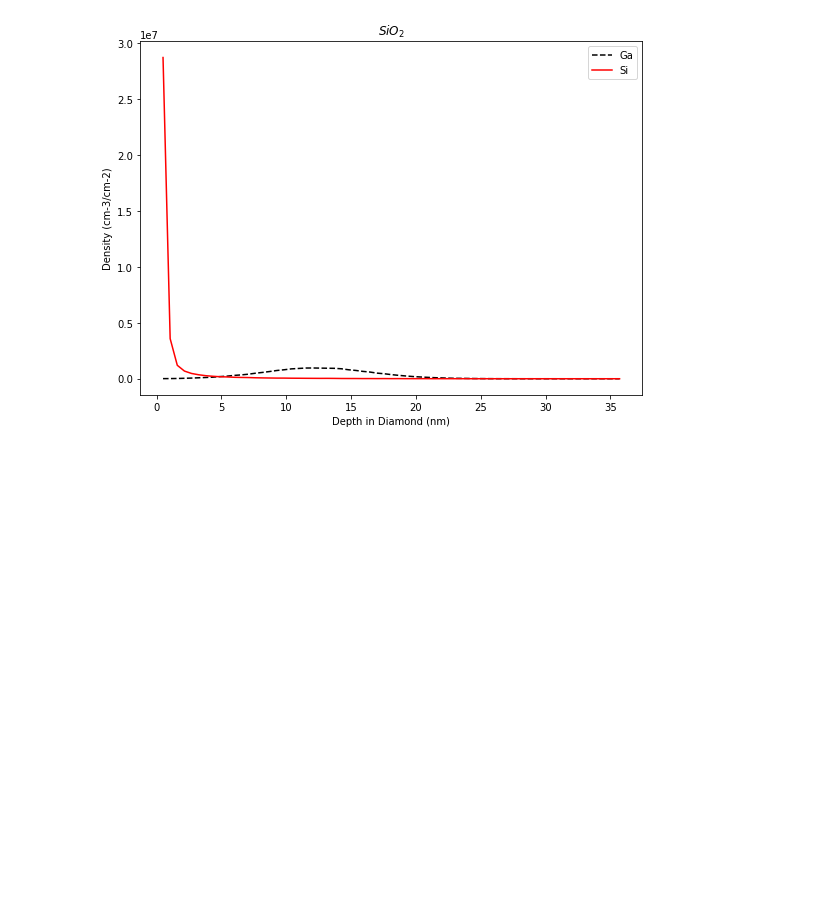
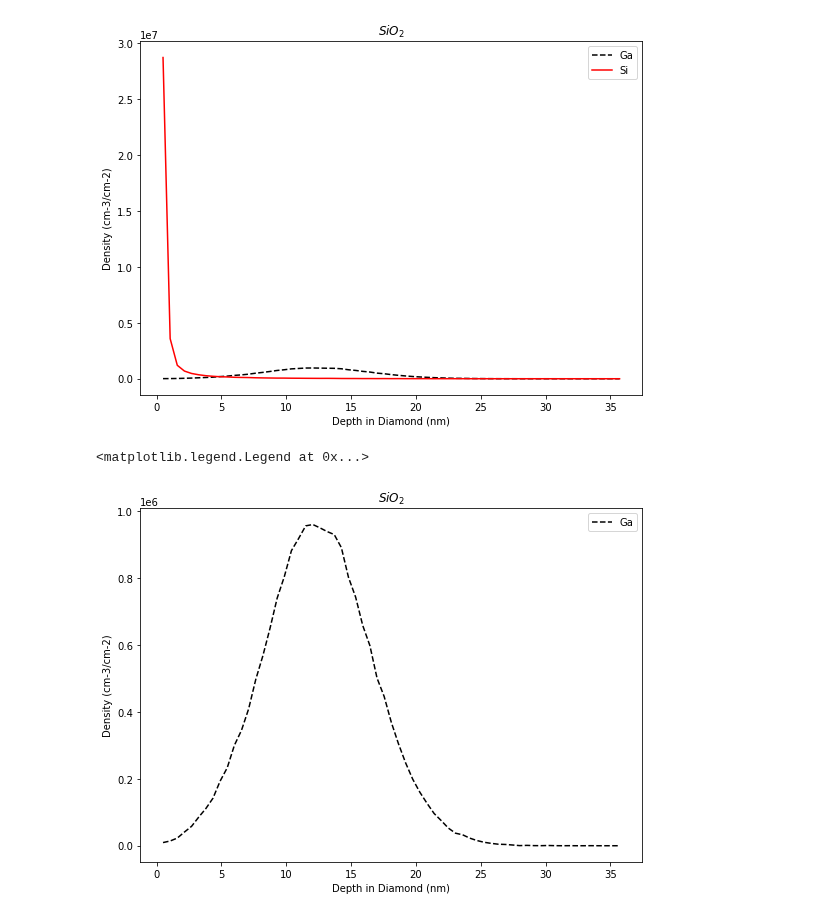
Before and after one commit to ahserhan/SiO2-SiV, a Jupyter notebook: 5nm 30keV/plot.ipynb, the cells around one changed output. Saved outputs shown, nothing was run; the diff lists cells and outputs as text; code cells hidden in the pictures; blank space fills up the shorter version.

```diff
--- a/5nm 30keV/plot.ipynb
+++ b/5nm 30keV/plot.ipynb
@@ -31,6 +31,16 @@ plt.legend()
 # %% [output]
 <matplotlib.legend.Legend at 0x...>
 [figure]
+# %%
+plt.figure(figsize=(9,6.5))
+plt.xlabel(r'Depth in Diamond (nm)')
+plt.ylabel(r'Density (cm-3/cm-2)')
+plt.plot(SiO['DEPTH'], SiO['Ga'], '--k',label = 'Ga')
+plt.title('$SiO_2$')
+plt.legend()
+# %% [output]
+<matplotlib.legend.Legend at 0x...>
+[figure, added]
 # %%
 plt.figure(figsize=(9,6.5))
 plt.grid()
```
Also changed, not shown: parts of 3 cells of this notebook.
